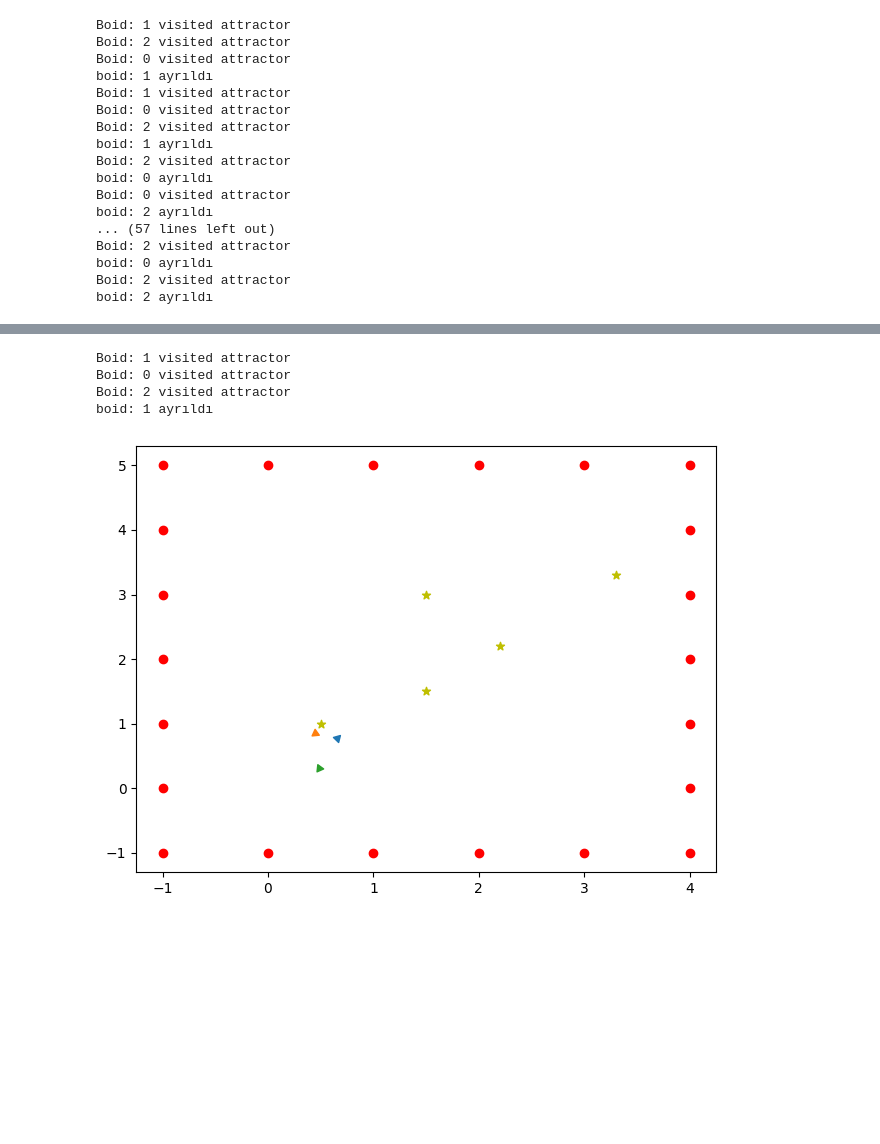
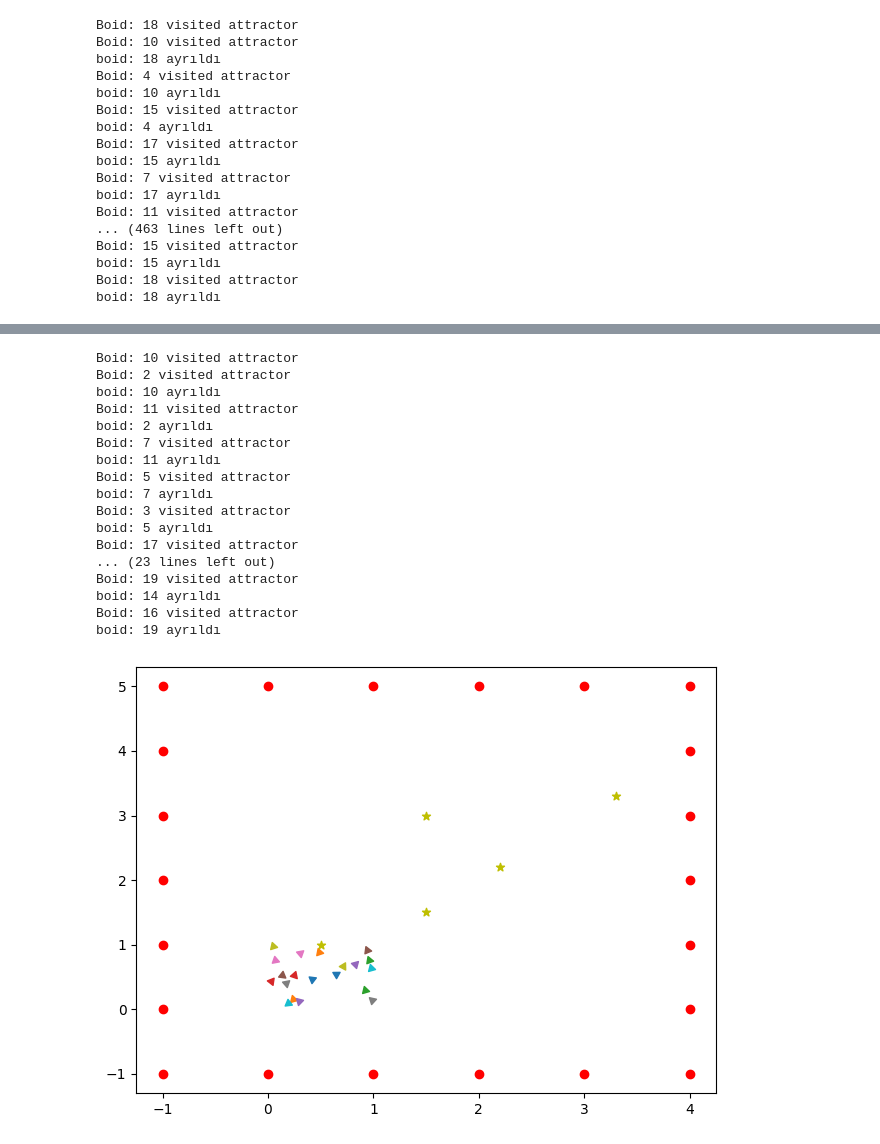
Before and after one commit to Ismail-Armutcu/Algorithms-for-Interactive-Sytems, a Jupyter notebook: MMI513_PA6_BeeDroids.ipynb, the cells around one changed output, grey strips where cells are left out. Drawn from its saved outputs; the diff is of its cells as text; code cells hidden in the pictures; blank space fills up the shorter version.

```diff
--- a/MMI513_PA6_BeeDroids.ipynb
+++ b/MMI513_PA6_BeeDroids.ipynb
@@ -8,7 +8,7 @@ from IPython.display import HTML
 # %%
 DAVOIDANCE = 3
 DATTRACTANCE = 2
-ATTRACTANCETIME = 3
+ATTRACTANCETIME = 2
 
 def unitvector(vec):
     nrm =  np.linalg.norm(vec)
@@ -400,13 +400,13 @@ def flock(B, ObstacleSet,AttractorSet, ws=0.2, wa=0.2, wc=0.4, wf=0.8, wattr=1.0
         aattractance,f = attractance(AttractorSet,f)
         aattractance = wattr * aattractance
         atotal = aseperation+ aalignment+ acohesion + aavoidance
-        if np.linalg.norm(atotal- f.getvelocity()) >= maxspeed:
+        """if np.linalg.norm(atotal- f.getvelocity()) >= maxspeed:
           percent = atotal/maxspeed
           aseperation /= percent
           aalignment /= percent
           acohesion /= percent
           aavoidance /= percent
-          atotal = aseperation+ aalignment+ acohesion + aavoidance
+          atotal = aseperation+ aalignment+ acohesion + aavoidance"""
 
 
 
@@ -473,56 +473,69 @@ def update(frame):
                      np.array([4, 4]),np.array([4, 3]),np.array([4, 2]),np.array([4, 1]),np.array([4, 0]),np.array([4, -1]),
                      np.array([3, -1]),np.array([2, -1]),np.array([1, -1]),np.array([0, -1]),np.array([-1, -1]),
                      np.array([-1, 0]),np.array([-1, 1]),np.array([-1, 2]),np.array([-1, 3]),np.array([-1, 4])]
       radiiObstacle = [0.1]*22
       positionsAttractor = [np.array([0.5, 1.]), np.array([1.5, 1.5]), np.array([2.2,2.2]), np.array([3.3,3.3]), np.array([1.5,3.])]
       radiiAttractor = [0.1, 0.1, 0.1, 0.1, 0.1]
       """positionsObstacle = [np.array([-.5, 5.])]
       radiiObstacle = [0.1]
       positionsAttractor = [np.array([1.1, 1.1])]
       radiiAttractor = [0.1]"""
       obsset = obstacleset(positionsObstacle, radiiObstacle)
       aset = attractorset(positionsAttractor, radiiAttractor)
-      F = flockset(3, [0, 1], [0, 1], 0.1, 1., obsset, 5)
+      F = flockset(20, [0, 1], [0, 1], 0.1, 1., obsset, 5)
 
     ax.clear()
     fig,ax = plotobstacleset(obsset,fig,ax)
     fig,ax = plotflockset(F, fig,ax)
     fig,ax = plotattractorset(aset,fig,ax)
     F = flock(F, obsset,aset)
 
 
     fig.tight_layout()
 
 
 
 
-ani = animation.FuncAnimation(fig, update, frames=20, interval=500, blit=False)
+ani = animation.FuncAnimation(fig, update, frames=50, interval=100, blit=False)
 ani.save('set.gif', writer='pillow')
 HTML(ani.to_html5_video())
 # %% [output]
-Boid: 1 visited attractor
-Boid: 2 visited attractor
-Boid: 0 visited attractor
-boid: 1 ayrıldı
-Boid: 1 visited attractor
-Boid: 0 visited attractor
-Boid: 2 visited attractor
-boid: 1 ayrıldı
-Boid: 2 visited attractor
-boid: 0 ayrıldı
-Boid: 0 visited attractor
-boid: 2 ayrıldı
-... (57 lines left out)
-Boid: 2 visited attractor
-boid: 0 ayrıldı
-Boid: 2 visited attractor
-boid: 2 ayrıldı
+Boid: 18 visited attractor
+Boid: 10 visited attractor
+boid: 18 ayrıldı
+Boid: 4 visited attractor
+boid: 10 ayrıldı
+Boid: 15 visited attractor
+boid: 4 ayrıldı
+Boid: 17 visited attractor
+boid: 15 ayrıldı
+Boid: 7 visited attractor
+boid: 17 ayrıldı
+Boid: 11 visited attractor
+... (463 lines left out)
+Boid: 15 visited attractor
+boid: 15 ayrıldı
+Boid: 18 visited attractor
+boid: 18 ayrıldı
 [interactive output not drawn]
-Boid: 1 visited attractor
-Boid: 0 visited attractor
+Boid: 10 visited attractor
 Boid: 2 visited attractor
-boid: 1 ayrıldı
+boid: 10 ayrıldı
+Boid: 11 visited attractor
+boid: 2 ayrıldı
+Boid: 7 visited attractor
+boid: 11 ayrıldı
+Boid: 5 visited attractor
+boid: 7 ayrıldı
+Boid: 3 visited attractor
+boid: 5 ayrıldı
+Boid: 17 visited attractor
+... (23 lines left out)
+Boid: 19 visited attractor
+boid: 14 ayrıldı
+Boid: 16 visited attractor
+boid: 19 ayrıldı
-[figure, old version]
+[figure, new version]
 # %%
 positionsAttractor = [np.array([-.5, 4.]), np.array([.5, 2]), np.array([2.,1.]), np.array([4.,3.]), np.array([6.,3.])]
 radiiAttractor = [0.1, 0.1, 0.1, 0.1, 0.1]
```
Also changed, not shown: parts of 3 cells of this notebook.
